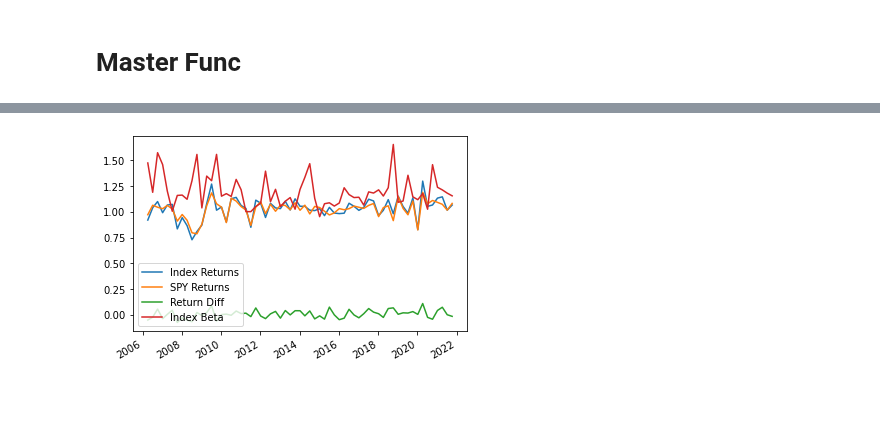
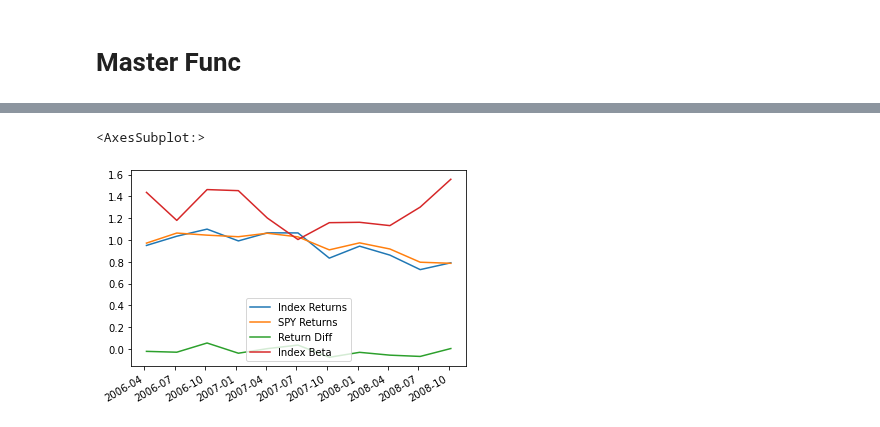
Before and after one commit to layoups/index-funds, a Jupyter notebook: create_indices.ipynb, the cells around one changed output, grey strips where cells are left out. Cells and saved outputs as stored; diff of their text form; code cells hidden in the pictures; blank space fills up the shorter version.

```diff
--- a/create_indices.ipynb
+++ b/create_indices.ipynb
@@ -365,7 +365,8 @@ method1_index.to_csv("./output/method1_index.csv")
 # %%
 method1_performance = pd.DataFrame.from_dict(master_cluster_performance, orient="index")
-method1_performance.plot()
-plt.savefig("./output/method1_performance_plot.png")
+method1_performance.loc[(10,), :].plot()
+# plt.savefig("./output/method1_performance_plot.png")
 # %% [output]
+<AxesSubplot:>
-[figure, old version]
+[figure, new version]
 # %%
```
Also changed, not shown: parts of 36 cells of this notebook, 3 other files.
